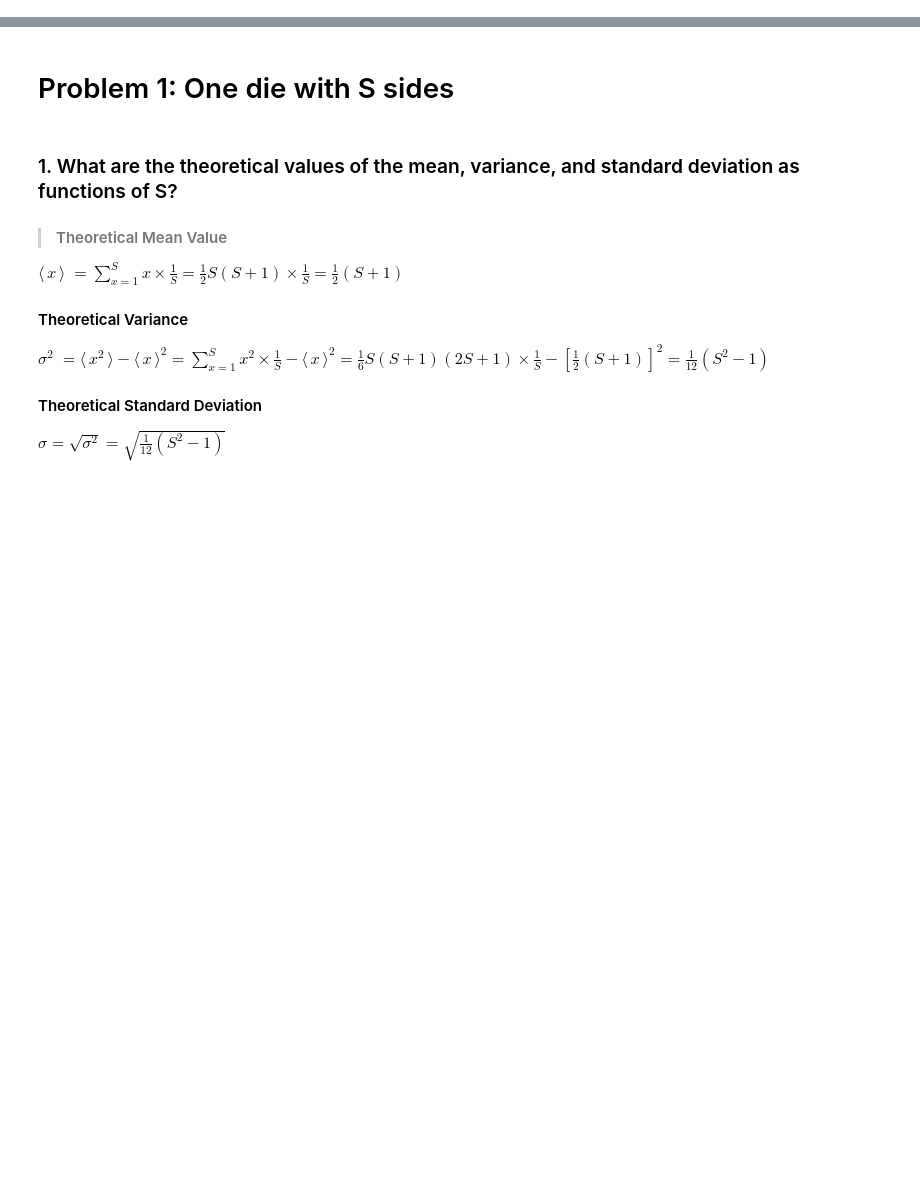
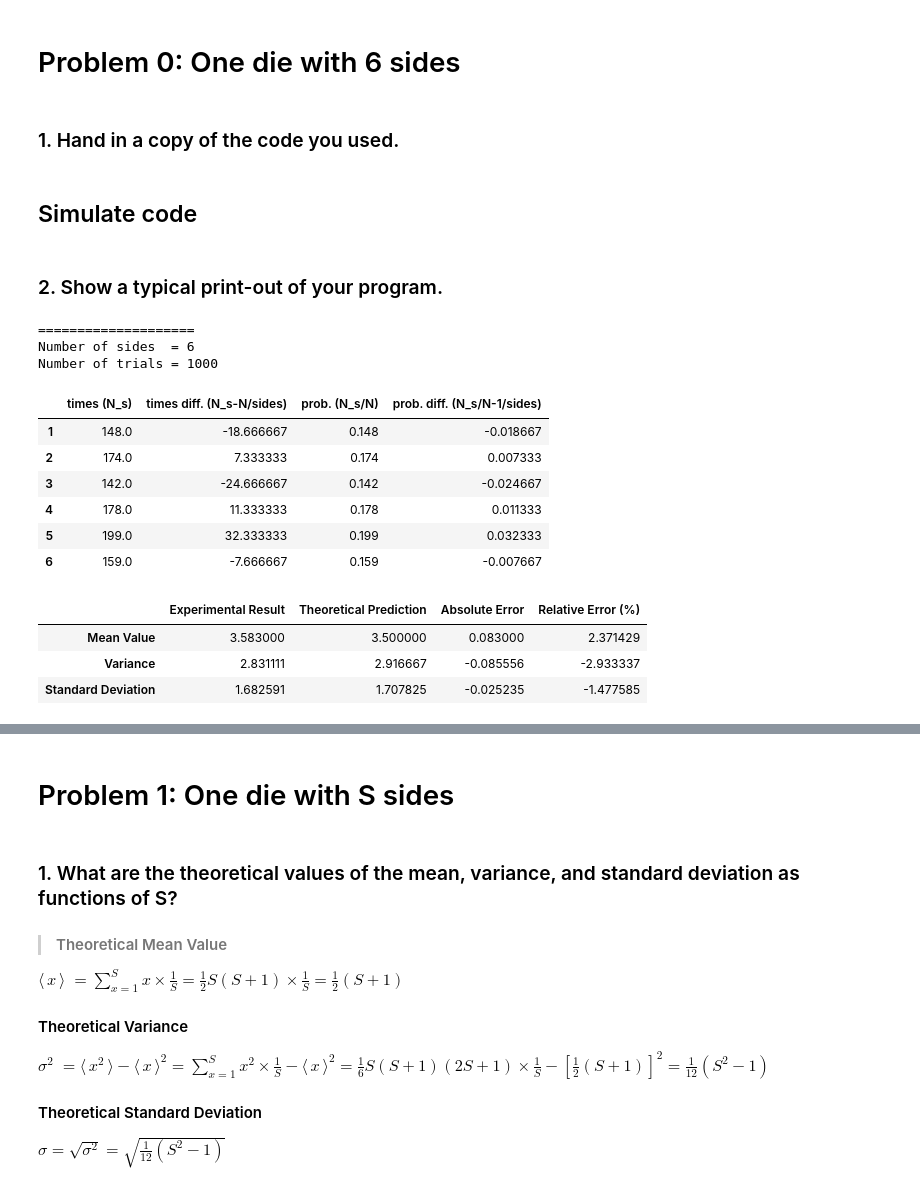
Before and after one commit to Yu-Chen-Huang/SM-1_-amyjan0572, a Jupyter notebook: SM_hw1_106022506_yuhsin.ipynb, the cells around one changed output, grey strips where cells are left out. Drawn from its saved outputs; the diff is of its cells as text; code cells hidden in the pictures; blank space fills up the shorter version.

Commit message:
submit hw1 version 3 (prob.0 added)

```diff
--- a/SM_hw1_106022506_yuhsin.ipynb
+++ b/SM_hw1_106022506_yuhsin.ipynb
@@ -0,0 +1,6 @@
+# %% [markdown]
+# Problem 0: One die with 6 sides
+# %% [markdown]
+### 1. Hand in a copy of the code you used.
+# %% [markdown]
+## Simulate code
@@ -0,0 +162,19 @@
+# %% [markdown]
+### 2. Show a typical print-out of your program.
+# %%
+OneDieS_np(1000, 6)
+# %% [output]
+====================
+Number of sides  = 6
+Number of trials = 1000
+|  | times (N_s) | times diff. (N_s-N/sides) | prob. (N_s/N) | prob. diff. (N_s/N-1/sides) |
+| 1 | 148.0 | -18.666667 | 0.148 | -0.018667 |
+| 2 | 174.0 | 7.333333 | 0.174 | 0.007333 |
+| 3 | 142.0 | -24.666667 | 0.142 | -0.024667 |
+| 4 | 178.0 | 11.333333 | 0.178 | 0.011333 |
+| 5 | 199.0 | 32.333333 | 0.199 | 0.032333 |
+| 6 | 159.0 | -7.666667 | 0.159 | -0.007667 |
+|  | Experimental Result | Theoretical Prediction | Absolute Error | Relative Error (%) |
+| Mean Value | 3.583000 | 3.500000 | 0.083000 | 2.371429 |
+| Variance | 2.831111 | 2.916667 | -0.085556 | -2.933337 |
+| Standard Deviation | 1.682591 | 1.707825 | -0.025235 | -1.477585 |
```
Also changed, not shown: parts of 8 cells of this notebook.
